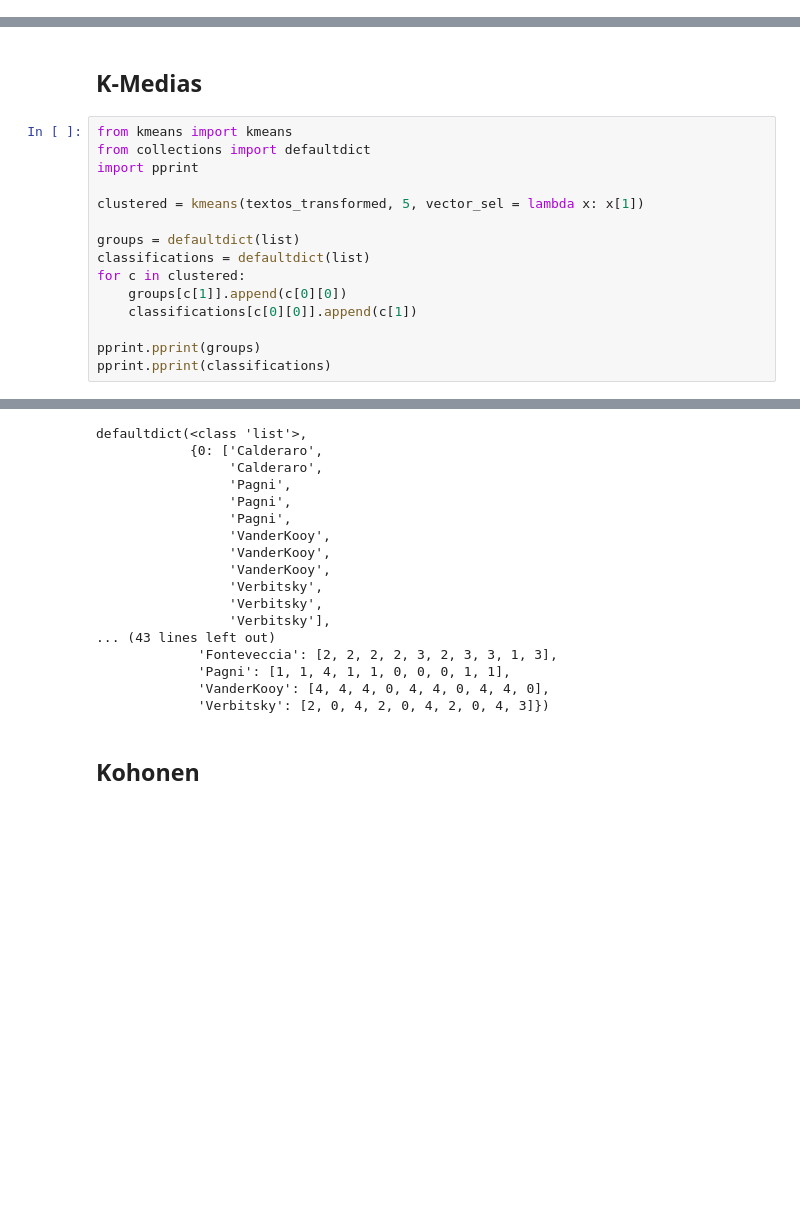
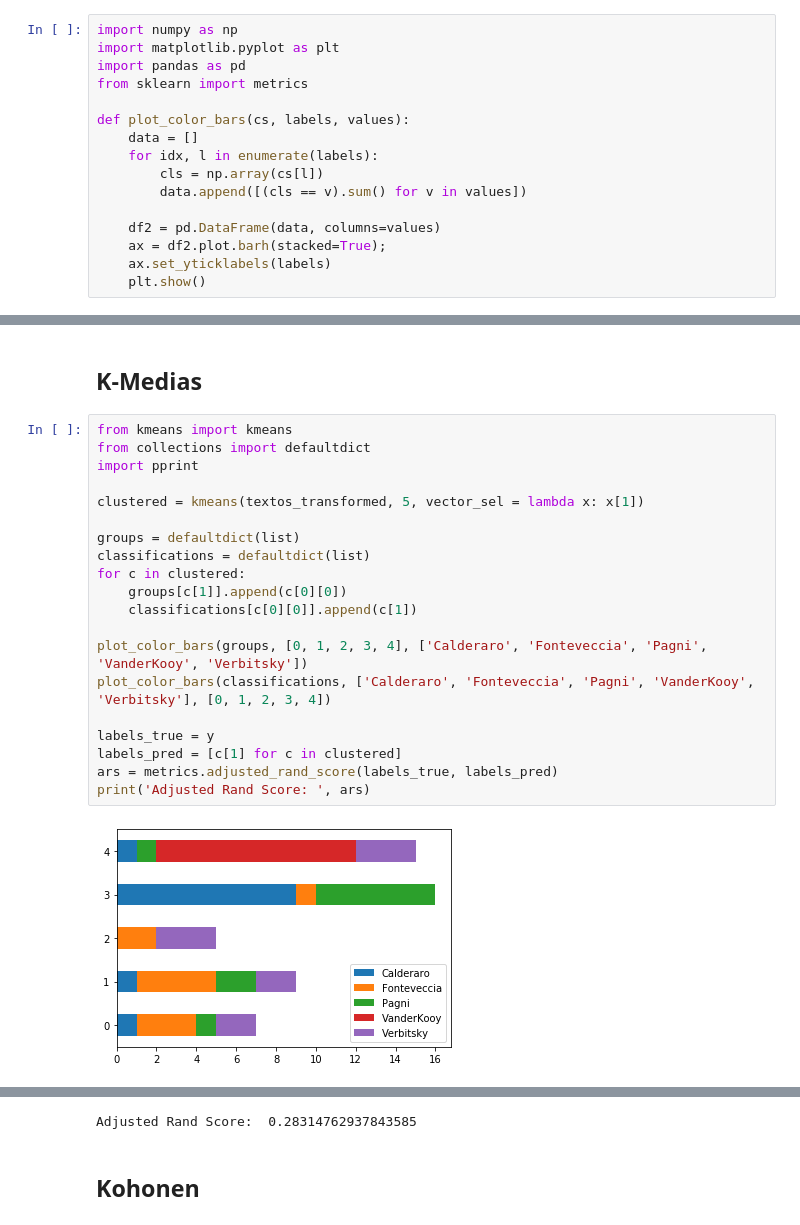
Before and after one commit to marcelolynch/machinelearning, a Jupyter notebook: tp4/Textos.ipynb, the cells around one changed output, grey strips where cells are left out. Drawn from its saved outputs; the diff is of its cells as text; blank space fills up the shorter version.

Commit message:
grafiquitos de colores

```diff
--- a/tp4/Textos.ipynb
+++ b/tp4/Textos.ipynb
@@ -21,3 +23,19 @@ textos = [(a, sanitize(t)) for (a,t) in textos]
+# %%
+import numpy as np
+import matplotlib.pyplot as plt
+import pandas as pd
+from sklearn import metrics
+
+def plot_color_bars(cs, labels, values):
+    data = []
+    for idx, l in enumerate(labels):
+        cls = np.array(cs[l])
+        data.append([(cls == v).sum() for v in values])
+
+    df2 = pd.DataFrame(data, columns=values)
+    ax = df2.plot.barh(stacked=True);
+    ax.set_yticklabels(labels)
+    plt.show()
 # %% [markdown]
 ## Feature extraction
 # %%
@@ -101,16 +119,22 @@ y = [p[0] for p in textos_transformed]
 # %%
 from kmeans import kmeans
 from collections import defaultdict
 import pprint
 
 clustered = kmeans(textos_transformed, 5, vector_sel = lambda x: x[1])
 
 groups = defaultdict(list)
 classifications = defaultdict(list)
 for c in clustered:
     groups[c[1]].append(c[0][0])
     classifications[c[0][0]].append(c[1])
 
-pprint.pprint(groups)
-pprint.pprint(classifications)
+plot_color_bars(groups, [0, 1, 2, 3, 4], ['Calderaro', 'Fonteveccia', 'Pagni', 'VanderKooy', 'Verbitsky'])
+plot_color_bars(classifications, ['Calderaro', 'Fonteveccia', 'Pagni', 'VanderKooy', 'Verbitsky'], [0, 1, 2, 3, 4])
+
+labels_true = y
+labels_pred = [c[1] for c in clustered]
+ars = metrics.adjusted_rand_score(labels_true, labels_pred)
+print('Adjusted Rand Score: ', ars)
 # %% [output]
+[figure, added]
@@ -117,20 +142,4 @@ pprint.pprint(classifications)
-defaultdict(<class 'list'>,
-            {0: ['Calderaro',
-                 'Calderaro',
-                 'Pagni',
-                 'Pagni',
-                 'Pagni',
-                 'VanderKooy',
-                 'VanderKooy',
-                 'VanderKooy',
-                 'Verbitsky',
-                 'Verbitsky',
-                 'Verbitsky'],
-... (43 lines left out)
-             'Fonteveccia': [2, 2, 2, 2, 3, 2, 3, 3, 1, 3],
-             'Pagni': [1, 1, 4, 1, 1, 0, 0, 0, 1, 1],
-             'VanderKooy': [4, 4, 4, 0, 4, 4, 0, 4, 4, 0],
-             'Verbitsky': [2, 0, 4, 2, 0, 4, 2, 0, 4, 3]})
+Adjusted Rand Score:  0.28314762937843585
 # %% [markdown]
 ## Kohonen
 # %%
```
Also changed, not shown: parts of 5 cells of this notebook.
